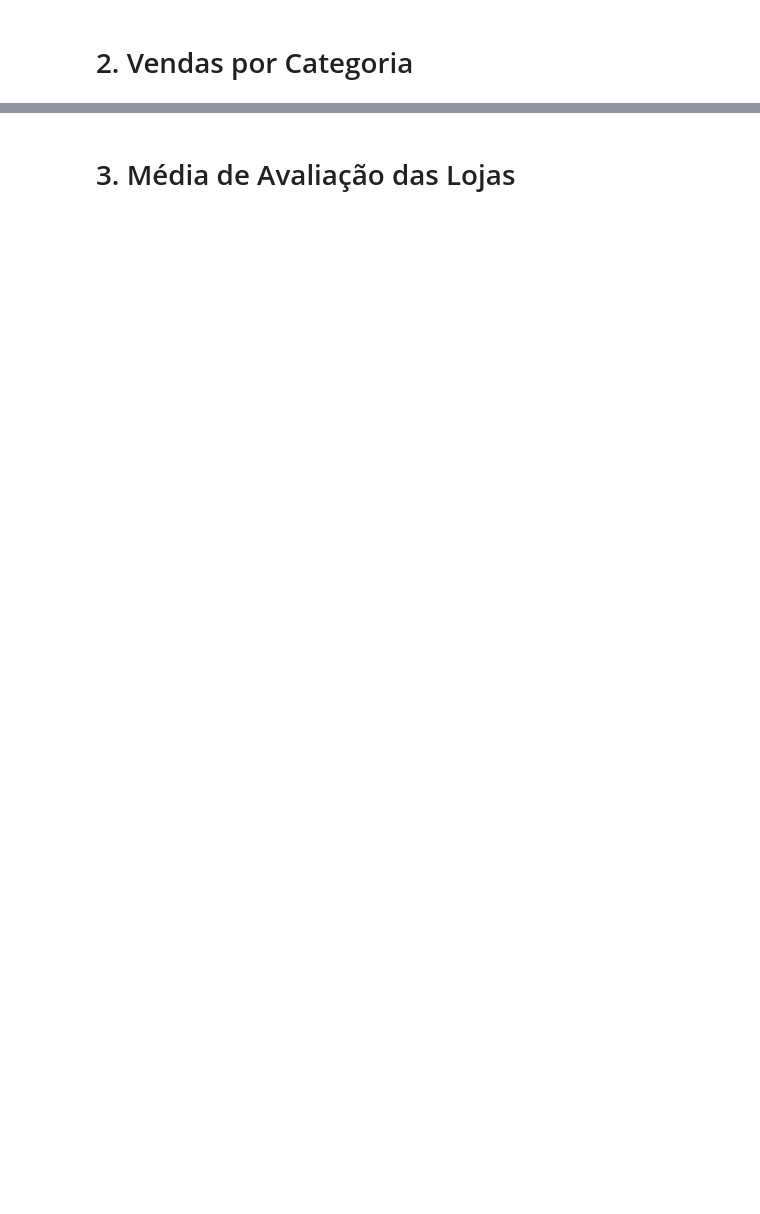
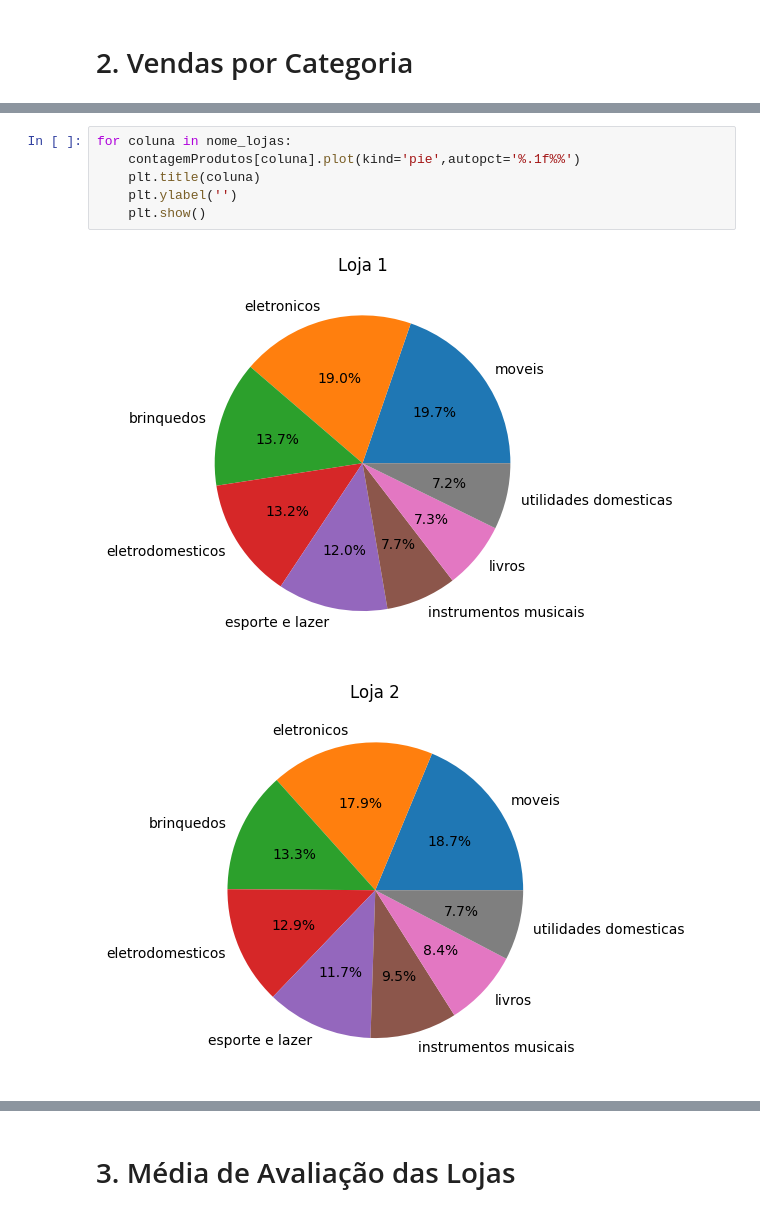
Before and after one commit to Viterb01/Challenge-Alura-Store-One, a Jupyter notebook: AluraStoreBrasil.ipynb, the cells around one changed output, grey strips where cells are left out. Drawn from its saved outputs; the diff is of its cells as text; blank space fills up the shorter version.

```diff
--- a/AluraStoreBrasil.ipynb
+++ b/AluraStoreBrasil.ipynb
@@ -105,0 +110,9 @@ vendasCategorias
+# %%
+for coluna in nome_lojas:
+    contagemProdutos[coluna].plot(kind='pie',autopct='%.1f%%')
+    plt.title(coluna)
+    plt.ylabel('')
+    plt.show()
+# %% [output]
+[figure, added]
+[figure, added]
```
Also changed, not shown: parts of 11 cells of this notebook.
